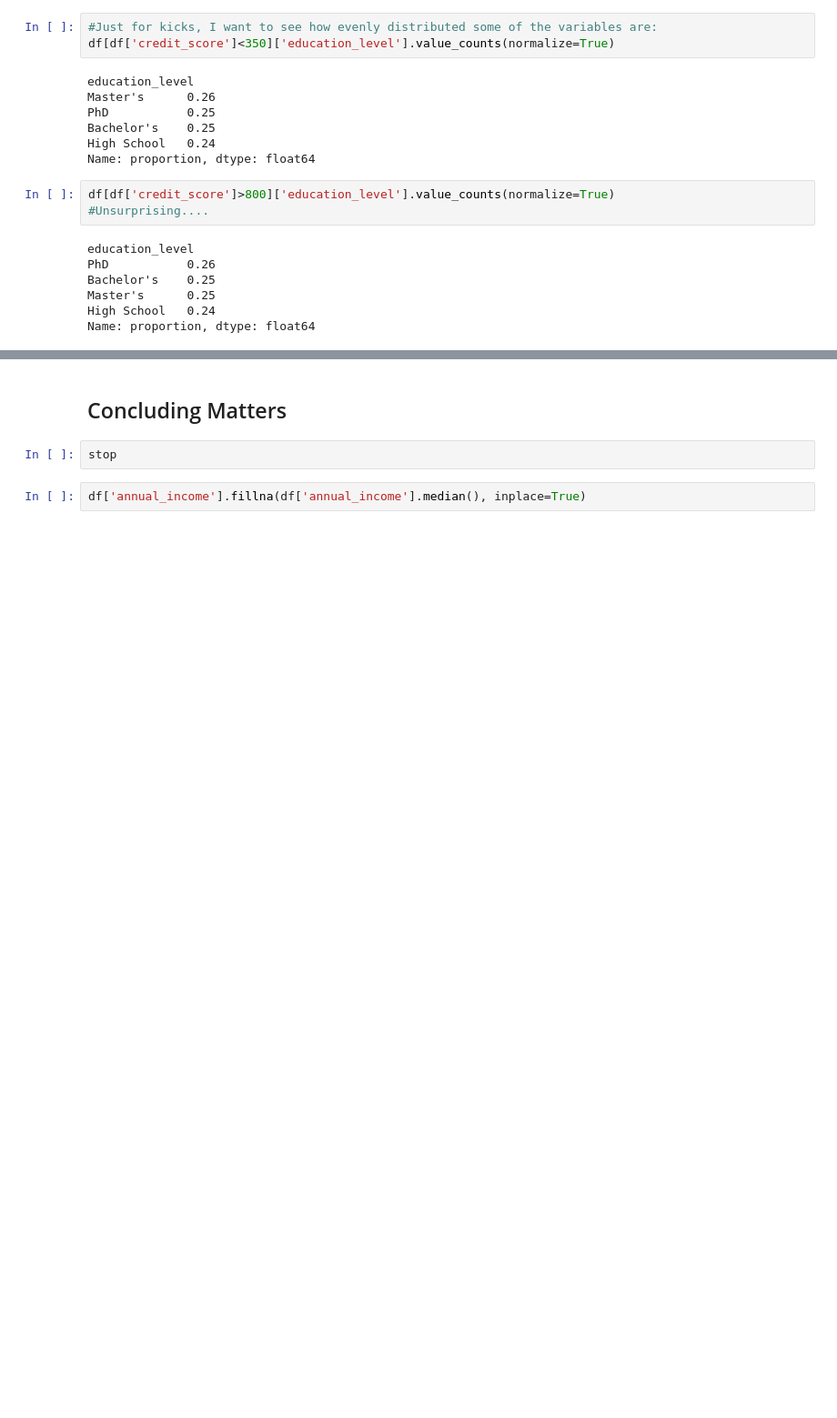
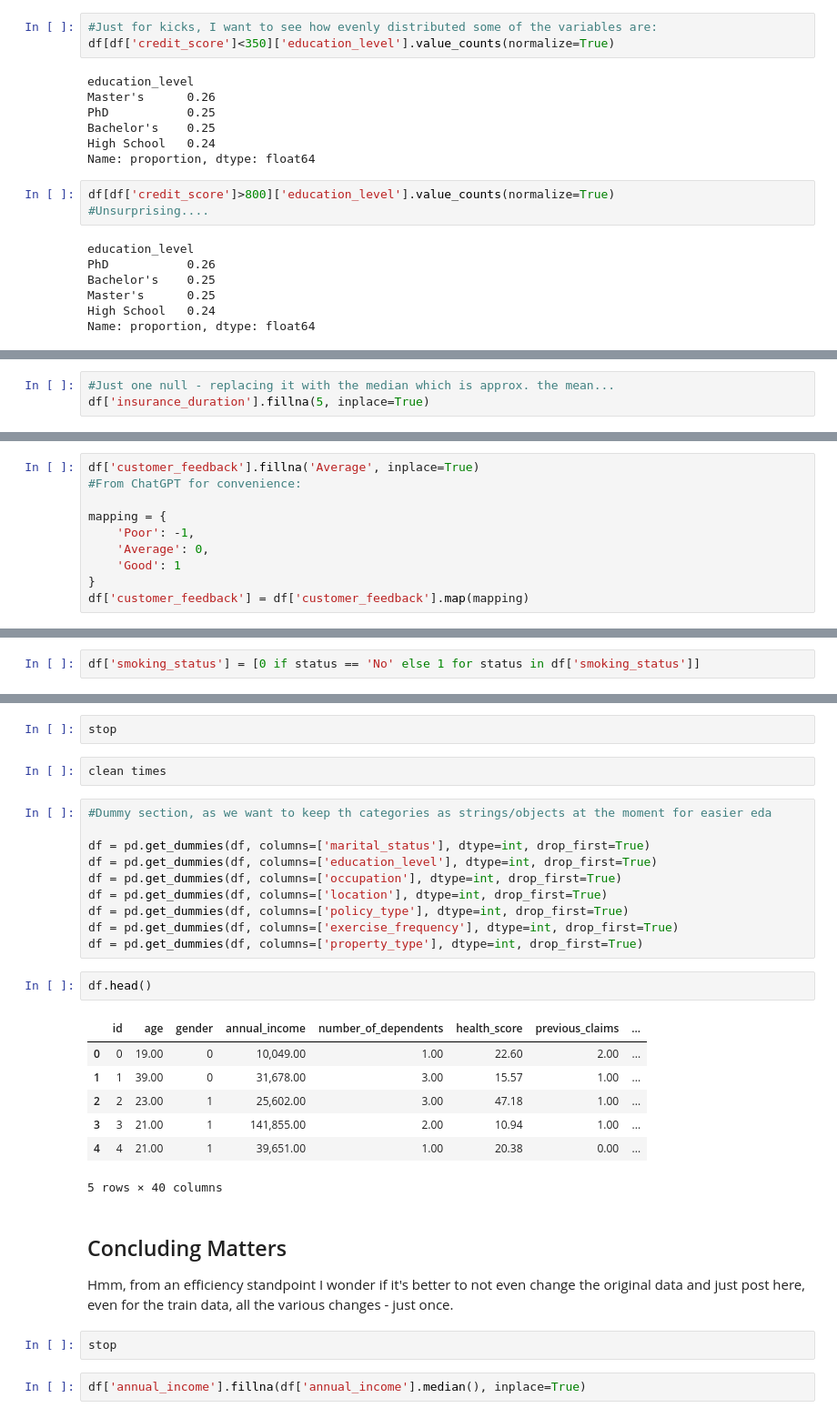
Before and after one commit to bwolff26/premium, a Jupyter notebook: code/ceda_i.ipynb, the cells around one changed output, grey strips where cells are left out. Shown: that part at 91% size. Drawn from its saved outputs; the diff is of its cells as text; blank space fills up the shorter version.

```diff
--- a/code/ceda_i.ipynb
+++ b/code/ceda_i.ipynb
@@ -553,0 +620,3 @@ else:
+# %%
+#Just one null - replacing it with the median which is approx. the mean...
+df['insurance_duration'].fillna(5, inplace=True)
@@ -553,0 +678,10 @@ else:
+# %%
+df['customer_feedback'].fillna('Average', inplace=True)
+#From ChatGPT for convenience:
+
+mapping = {
+    'Poor': -1,
+    'Average': 0,
+    'Good': 1
+}
+df['customer_feedback'] = df['customer_feedback'].map(mapping)
@@ -553,0 +717,2 @@ else:
+# %%
+df['smoking_status'] = [0 if status == 'No' else 1 for status in df['smoking_status']]
@@ -554,5 +796,31 @@ else:
+# %%
+stop
+# %%
+clean times
+# %%
+#Dummy section, as we want to keep th categories as strings/objects at the moment for easier eda
+
+df = pd.get_dummies(df, columns=['marital_status'], dtype=int, drop_first=True)
+df = pd.get_dummies(df, columns=['education_level'], dtype=int, drop_first=True)
+df = pd.get_dummies(df, columns=['occupation'], dtype=int, drop_first=True)
+df = pd.get_dummies(df, columns=['location'], dtype=int, drop_first=True)
+df = pd.get_dummies(df, columns=['policy_type'], dtype=int, drop_first=True)
+df = pd.get_dummies(df, columns=['exercise_frequency'], dtype=int, drop_first=True)
+df = pd.get_dummies(df, columns=['property_type'], dtype=int, drop_first=True)
+# %%
+df.head()
+# %% [output]
+|  | id | age | gender | annual_income | number_of_dependents | health_score | previous_claims | ... |
+| 0 | 0 | 19.00 | 0 | 10,049.00 | 1.00 | 22.60 | 2.00 | ... |
+| 1 | 1 | 39.00 | 0 | 31,678.00 | 3.00 | 15.57 | 1.00 | ... |
+| 2 | 2 | 23.00 | 1 | 25,602.00 | 3.00 | 47.18 | 1.00 | ... |
+| 3 | 3 | 21.00 | 1 | 141,855.00 | 2.00 | 10.94 | 1.00 | ... |
+| 4 | 4 | 21.00 | 1 | 39,651.00 | 1.00 | 20.38 | 0.00 | ... |
+5 rows × 40 columns
 # %% [markdown]
 ## Concluding Matters
+
+Hmm, from an efficiency standpoint I wonder if it's better to not even change the original data and just post here, even for the train data, all the various changes - just once.
 # %%
 stop
 # %%
```
Also changed, not shown: parts of 39 cells of this notebook.
